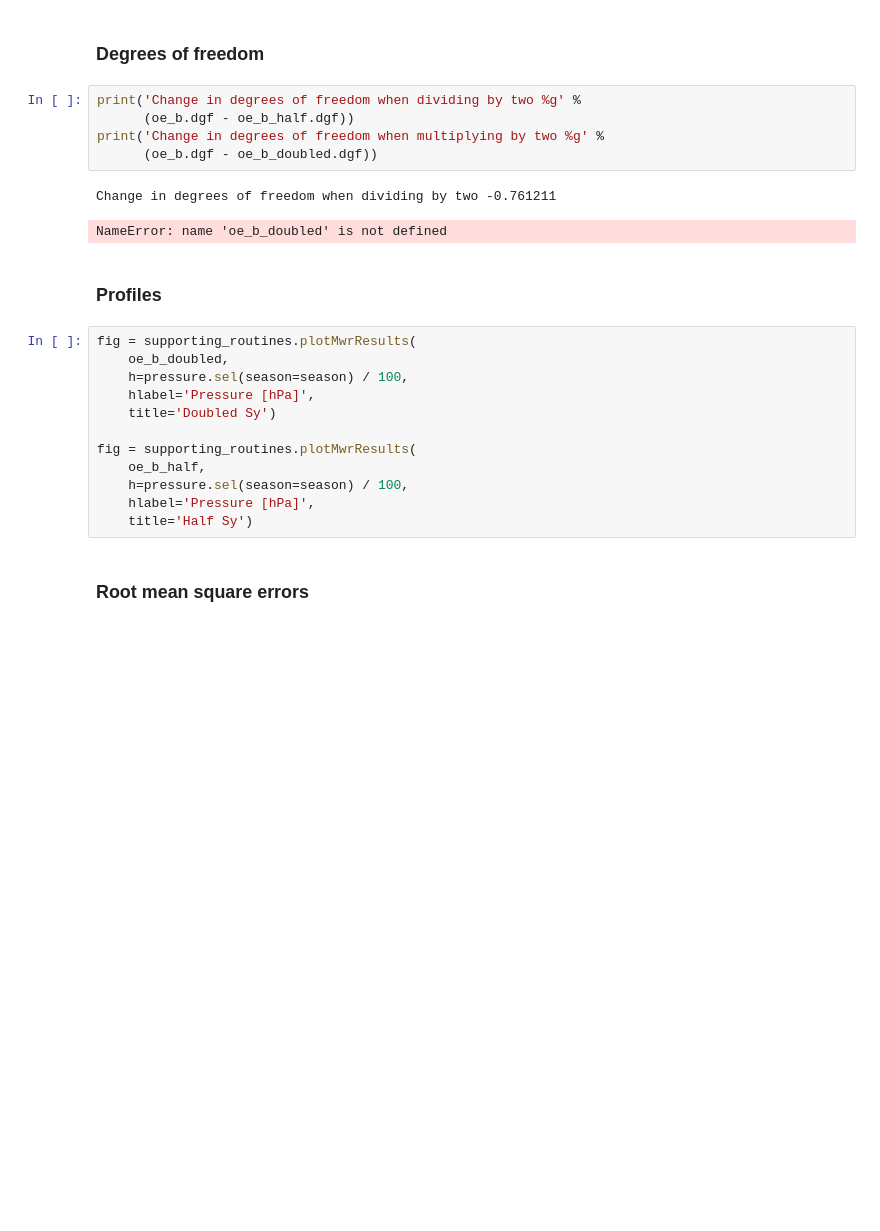
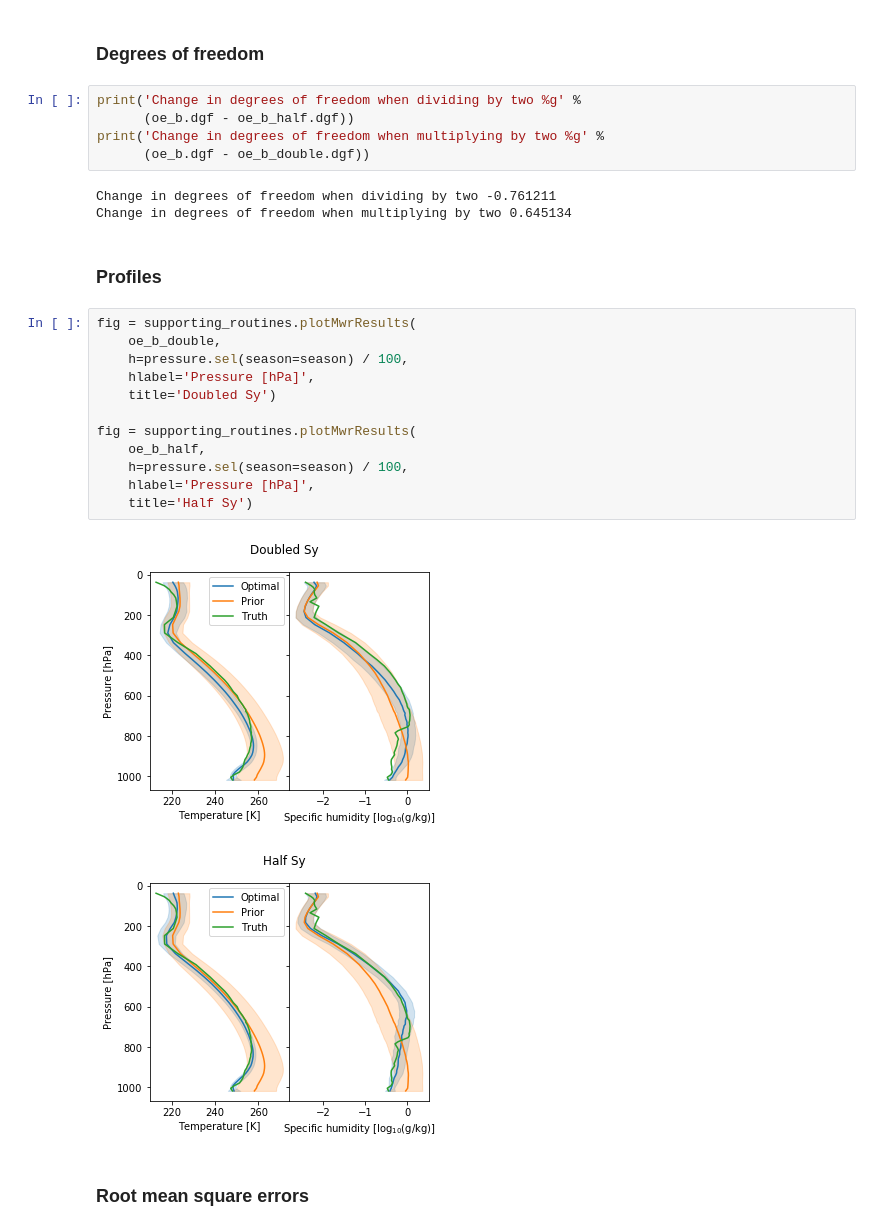
Before and after one commit to maahn/pyOptimalEstimation_examples, a Jupyter notebook: MWR_retrieval.ipynb, the cells around one changed output. Saved outputs shown, nothing was run; the diff lists cells and outputs as text; blank space fills up the shorter version.

```diff
--- a/MWR_retrieval.ipynb
+++ b/MWR_retrieval.ipynb
@@ -809,24 +809,27 @@ True
 print('Change in degrees of freedom when dividing by two %g' %
       (oe_b.dgf - oe_b_half.dgf))
 print('Change in degrees of freedom when multiplying by two %g' %
-      (oe_b.dgf - oe_b_doubled.dgf))
+      (oe_b.dgf - oe_b_double.dgf))
 # %% [output]
 Change in degrees of freedom when dividing by two -0.761211
+Change in degrees of freedom when multiplying by two 0.645134
-NameError: name 'oe_b_doubled' is not defined
 # %% [markdown]
 ### Profiles
 # %%
 fig = supporting_routines.plotMwrResults(
-    oe_b_doubled,
+    oe_b_double,
     h=pressure.sel(season=season) / 100,
     hlabel='Pressure [hPa]',
     title='Doubled Sy')
 
 fig = supporting_routines.plotMwrResults(
     oe_b_half,
     h=pressure.sel(season=season) / 100,
     hlabel='Pressure [hPa]',
     title='Half Sy')
+# %% [output]
+[figure, added]
+[figure, added]
 # %% [markdown]
 ### Root mean square errors
 # %%
```
Also changed, not shown: parts of 16 cells of this notebook, 1 other file.
